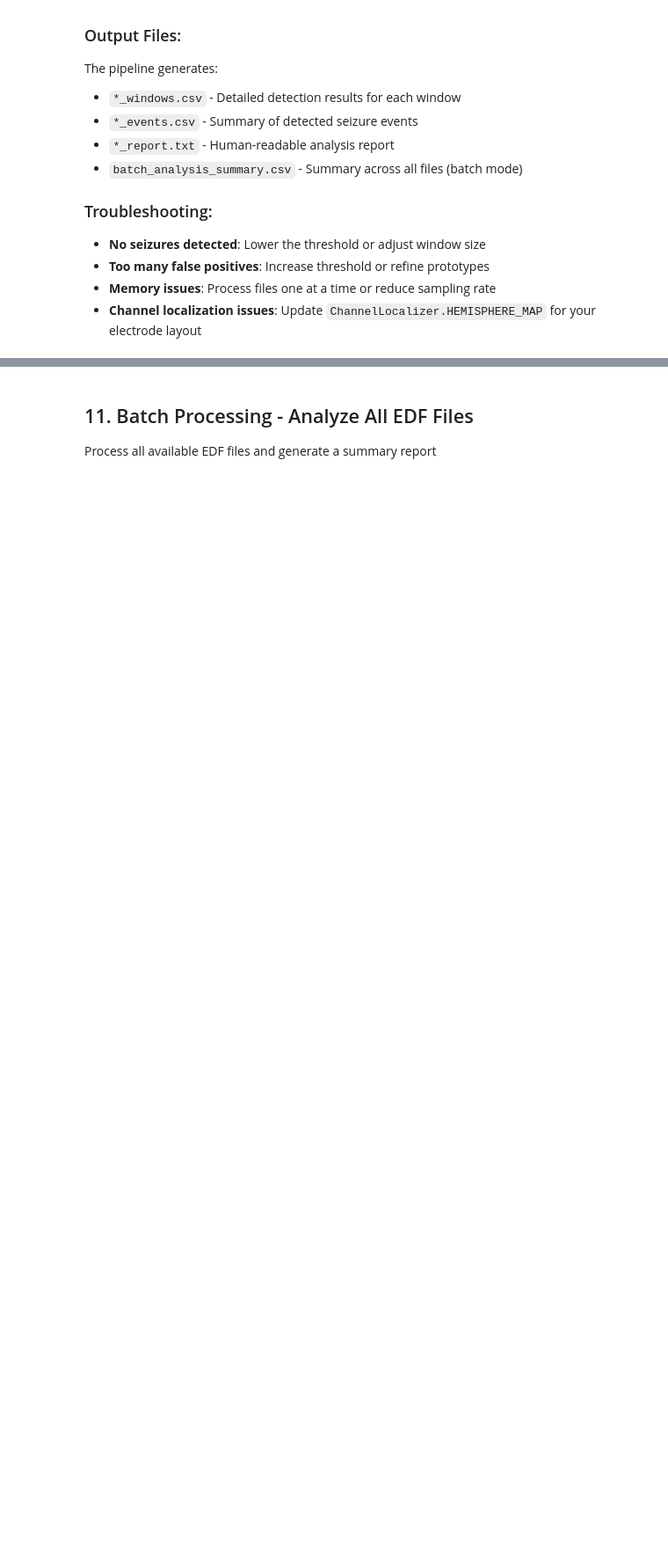
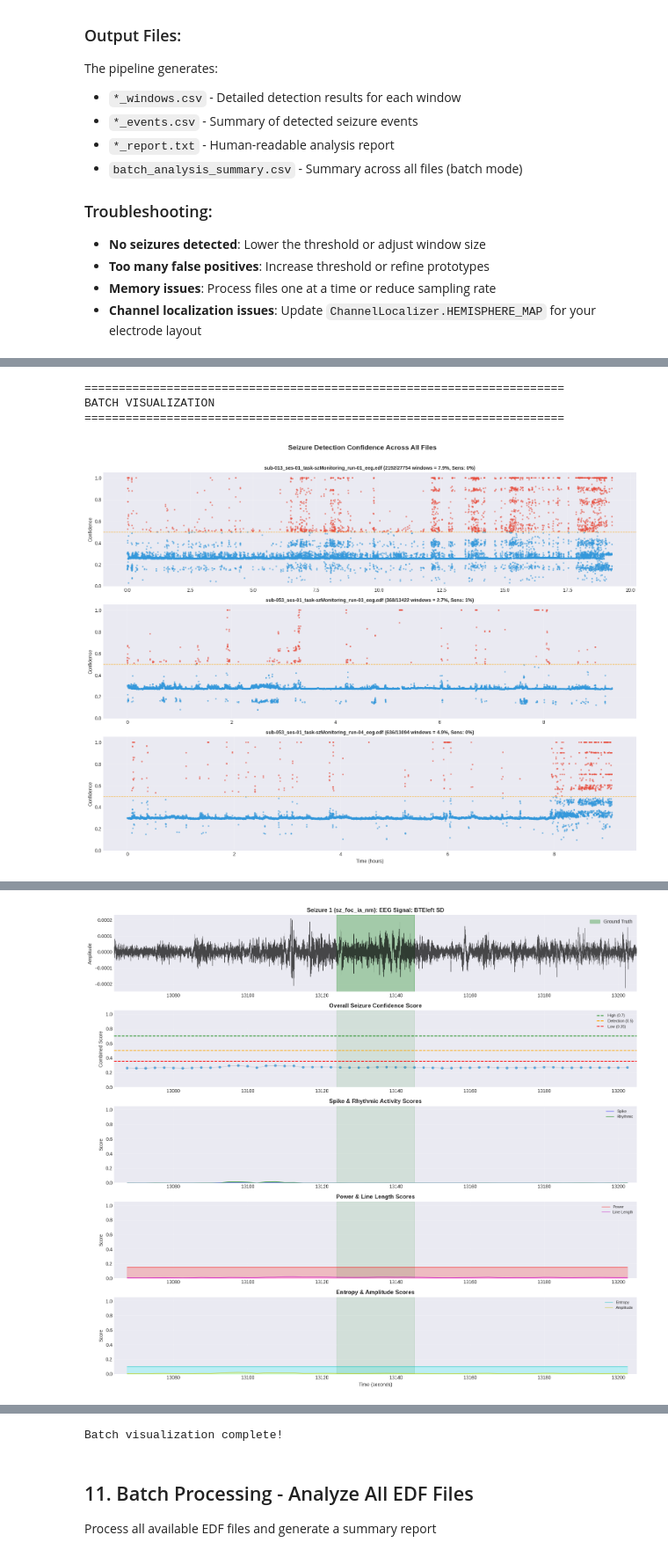
Before and after one commit to Zaburski/SeizureSalad, a Jupyter notebook: seizure_detection_pipeline.ipynb, the cells around one changed output, grey strips where cells are left out. Shown at 88% size. Saved outputs shown, nothing was run; the diff lists cells and outputs as text; code cells hidden in the pictures; blank space fills up the shorter version.

Commit message:
Updated visualization and detection algorithm

```diff
--- a/seizure_detection_pipeline.ipynb
+++ b/seizure_detection_pipeline.ipynb
@@ -1665,0 +2650,64 @@ Uncomment the code above to analyze all EDF files in the data directory.
+# %%
+# Visualize batch results overview
+print("\n" + "="*70)
+print("BATCH VISUALIZATION")
+print("="*70)
+
+# Plot detection overview for all files
+if batch_validation and 'all_results' in batch_validation:
+    plot_batch_detection_overview(batch_validation)
+
+# Visualize each file around its seizures
+print("\nGenerating per-file seizure visualizations...")
+
+edf_files = EEGDataLoader.list_available_edf_files('data')
+for edf_path in edf_files:
+    print(f"\n{'='*70}")
+    print(f"Visualizing: {Path(edf_path).name}")
+    print("="*70)
+
+    # Load and process
+    viz_loader = EEGDataLoader()
+    viz_loader.load_from_edf(edf_path)
+
+    viz_preprocessor = Preprocessor(CONFIG['preprocessing'])
+    viz_data_clean = viz_preprocessor.preprocess(viz_loader.data, viz_loader.sfreq)
+
+    viz_detector = SeizureDetector(sfreq=viz_loader.sfreq)
+    viz_detector.compute_baseline(viz_data_clean, use_first_minutes=5.0)
+
+    viz_analyzer = SlidingWindowAnalyzer(
+        detector=viz_detector,
+        window_size=5.0,
+        overlap=0.5,
+        sfreq=viz_loader.sfreq
+    )
+
+    viz_results = viz_analyzer.analyze_recording(viz_data_clean, show_progress=False)
+
+    # Visualize around each seizure
+    if viz_loader.annotations and len(viz_loader.annotations.events) > 0:
+        for i in range(len(viz_loader.annotations.events)):
+            visualize_seizure_around_ground_truth(
+                loader=viz_loader,
+                data_clean=viz_data_clean,
+                results_df=viz_results,
+                seizure_idx=i,
+                context_seconds=60
+            )
+    else:
+        # Show first 5 minutes
+        plot_detection_analysis(
+            results_df=viz_results,
+            data=viz_data_clean,
+            times=viz_loader.times,
+            channel_names=viz_loader.channel_names,
+            title_prefix=f"{Path(edf_path).name}: "
+        )
+
+print("\nBatch visualization complete!")
+# %% [output]
+======================================================================
+BATCH VISUALIZATION
+======================================================================
+[figure, added]
@@ -1665,0 +2731 @@ Uncomment the code above to analyze all EDF files in the data directory.
+[figure, added]
@@ -1666,3 +2772,4 @@ Uncomment the code above to analyze all EDF files in the data directory.
+Batch visualization complete!
 # %% [markdown]
 ## 11. Batch Processing - Analyze All EDF Files
 
```
Also changed, not shown: parts of 20 cells of this notebook.
